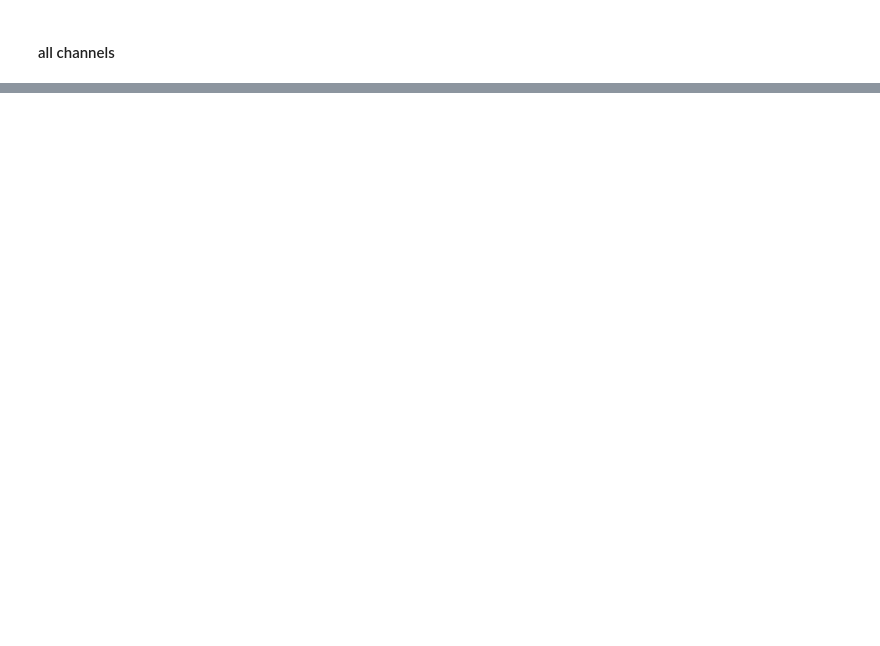
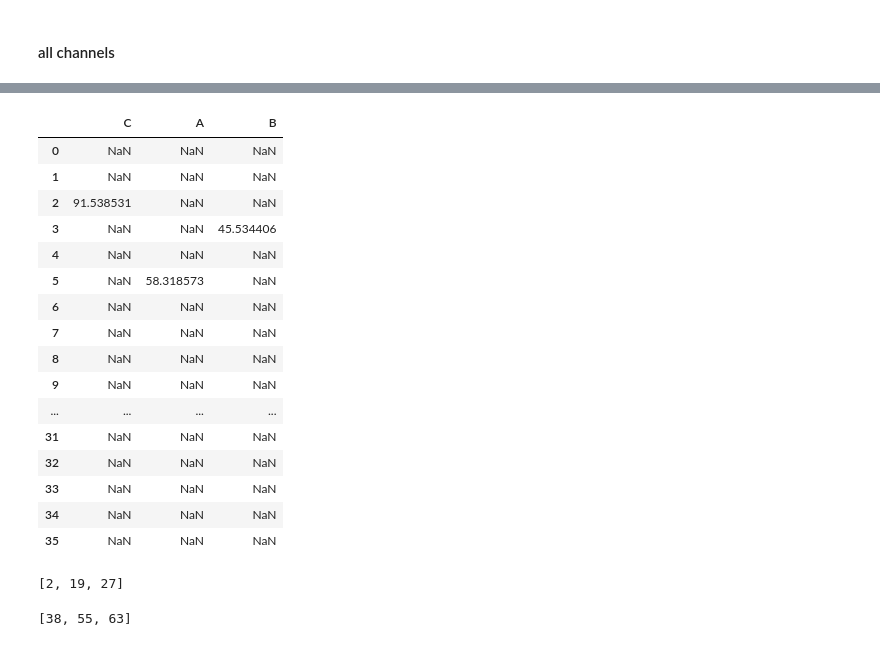
Before and after one commit to strajdzsha/EEG-classification, a Jupyter notebook: analysis/box_plots.ipynb, the cells around one changed output, grey strips where cells are left out. Saved outputs shown, nothing was run; the diff lists cells and outputs as text; code cells hidden in the pictures; blank space fills up the shorter version.

```diff
--- a/analysis/box_plots.ipynb
+++ b/analysis/box_plots.ipynb
@@ -40,5 +77,5 @@ cols = list(means.columns)
 # %%
-C_participants = means.loc[means.index.get_level_values('label') == 0]
-A_participants = means.loc[means.index.get_level_values('label') == 1]
-B_participants = means.loc[means.index.get_level_values('label') == 2]
+C_participants = means.loc[means.index.get_level_values('label') == 0].reset_index()
+A_participants = means.loc[means.index.get_level_values('label') == 1].reset_index()
+B_participants = means.loc[means.index.get_level_values('label') == 2].reset_index()
 # %%
@@ -105,33 +142,0 @@ cols = list(X_pca_df.columns)
-# %%
-#set style and figure size
-sns.set(rc = {'figure.figsize':(20,5)})
-sns.set(style = "darkgrid")
-plt.rcParams["figure.autolayout"] = True
-
-col = 0
-
-f, axes = plt.subplots(1,n_components)
-
-
-for j in range(n_components):
-
-    one_ch = {'C': list(C_participants[cols[col]]), 'A': list(A_participants[cols[col]]), 'B': list(B_participants[cols[col]])}
-    #make dict same length by adding nan
-    max_len = max([len(one_ch['C']), len(one_ch['A']), len(one_ch['B'])])
-    for key in one_ch.keys():
-        one_ch[key] += [np.nan]*(max_len-len(one_ch[key]))
-    one_ch_df = pd.DataFrame(one_ch)
-
-    #plot the boxplot and stripplot
-    ax = sns.boxplot(data = one_ch_df, ax=axes[j])
-    ax = sns.stripplot(data = one_ch_df, color="orange", jitter=0.2, size=2.5, ax=axes[j])
-    ax.set_title(cols[col])
-    #set y limits
-    #ax.set_ylim(-5, 80)
-    #ax = sns.violinplot(data = data_ch)
-    col += 1
-
-
-f.subplots_adjust(hspace=0.2, wspace=0.2)
-plt.savefig('../BoxPlotsPCA/' + str(cols[0]) + '.png', dpi = 300)
-plt.show()
@@ -342,0 +143,28 @@ plt.show()
+# %%
+q1 = one_ch_df.quantile(0.25)
+q3 = one_ch_df.quantile(0.75)
+IQR = q3 - q1
+outliers = one_ch_df[((one_ch_df<(q1-1.5*IQR)) | (one_ch_df>(q3+1.5*IQR)))]
+outliers
+# %% [output]
+|  | C | A | B |
+| 0 | NaN | NaN | NaN |
+| 1 | NaN | NaN | NaN |
+| 2 | 91.538531 | NaN | NaN |
+| 3 | NaN | NaN | 45.534406 |
+| 4 | NaN | NaN | NaN |
+| 5 | NaN | 58.318573 | NaN |
+| 6 | NaN | NaN | NaN |
+| 7 | NaN | NaN | NaN |
+| 8 | NaN | NaN | NaN |
+| 9 | NaN | NaN | NaN |
+| ... | ... | ... | ... |
+| 31 | NaN | NaN | NaN |
+| 32 | NaN | NaN | NaN |
+| 33 | NaN | NaN | NaN |
+| 34 | NaN | NaN | NaN |
+| 35 | NaN | NaN | NaN |
+# %%
+list(outliers[~outliers['C'].isna()].index)
+# %% [output]
+[2, 19, 27]
@@ -342,0 +188,5 @@ plt.show()
+# %%
+outlier_ids = get_outlier_ids(outliers, means, 'C')
+outlier_ids
+# %% [output]
+[38, 55, 63]
```
Also changed, not shown: parts of 24 cells of this notebook, 40 other files.
